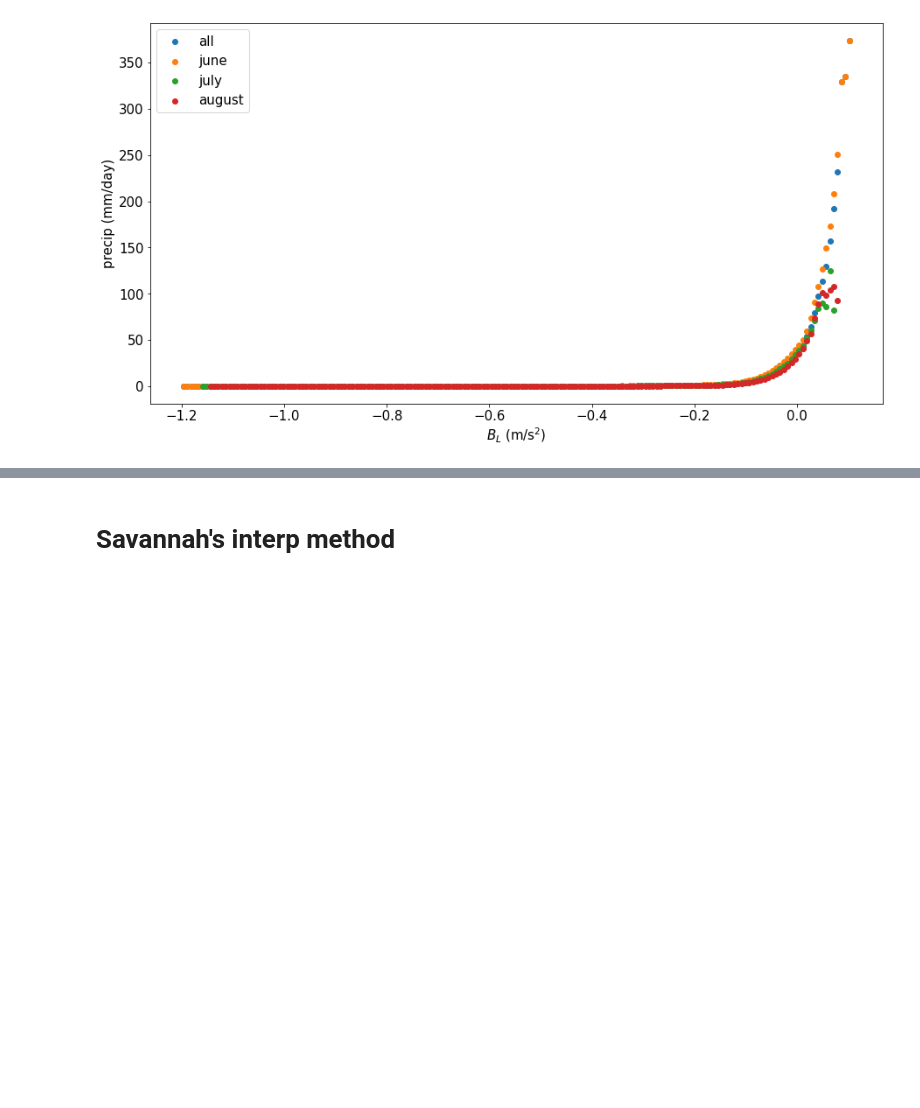
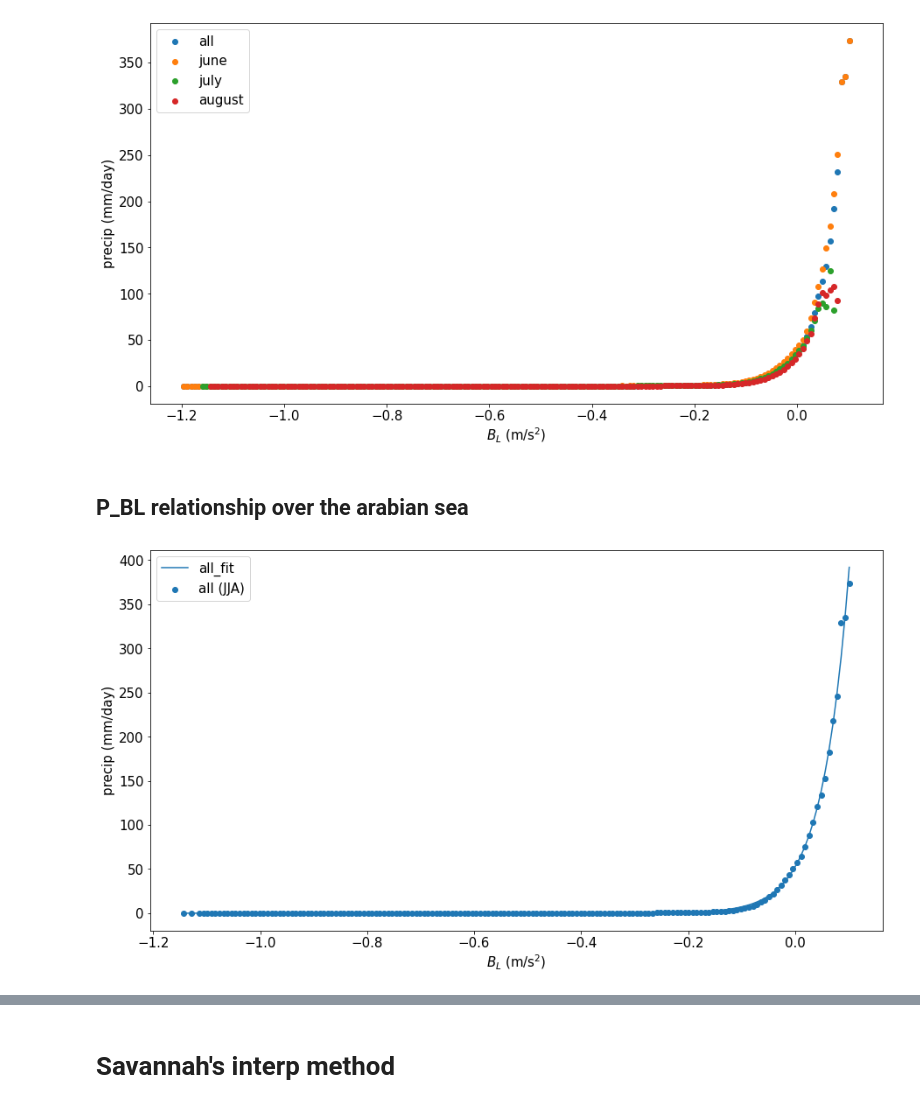
Before and after one commit to qnicolas/orographicPrecipitation, a Jupyter notebook: observationsAndERA5/ghatsPrecipBLrelation.ipynb, the cells around one changed output, grey strips where cells are left out. Drawn from its saved outputs; the diff is of its cells as text; code cells hidden in the pictures; blank space fills up the shorter version.

```diff
--- a/observationsAndERA5/ghatsPrecipBLrelation.ipynb
+++ b/observationsAndERA5/ghatsPrecipBLrelation.ipynb
@@ -104,3 +106,30 @@ with warnings.catch_warnings():
     ax.set_xlabel(r'$B_L$ (m/s$^2$)')
 # %% [output]
 [figure]
+# %% [markdown]
+## P_BL relationship over the arabian sea
+# %%
+#lon/lat box defining the arabian sea
+arabiansea = [64,75,7,22]
+# %%
+from scipy.optimize import curve_fit
+func = lambda x,a,b : np.exp(a*x+b)
+# %%
+bin_centers,bin_means = get_binned(sel_box(bl_all,arabiansea),sel_box(precip_all,arabiansea),bl_bins)
+idx = ~np.isnan(bin_means)
+bin_means = bin_means[idx]; bin_centers = bin_centers[idx]
+popt,_ = curve_fit(func,bin_centers,bin_means)
+fit = lambda x : np.exp(popt[0]*x+popt[1])
+# %%
+with warnings.catch_warnings():
+    warnings.simplefilter('ignore', RuntimeWarning)
+    _,ax=plt.subplots(1,1,figsize=(15,8))
+
+    ax.scatter(bin_centers,bin_means,label='all (JJA)')
+    ax.plot(bin_centers,fit(bin_centers),label='all_fit')
+
+    ax.legend()
+    ax.set_ylabel('precip (mm/day)')
+    ax.set_xlabel(r'$B_L$ (m/s$^2$)')
+# %% [output]
+[figure, added]
```
Also changed, not shown: parts of 5 cells of this notebook.
